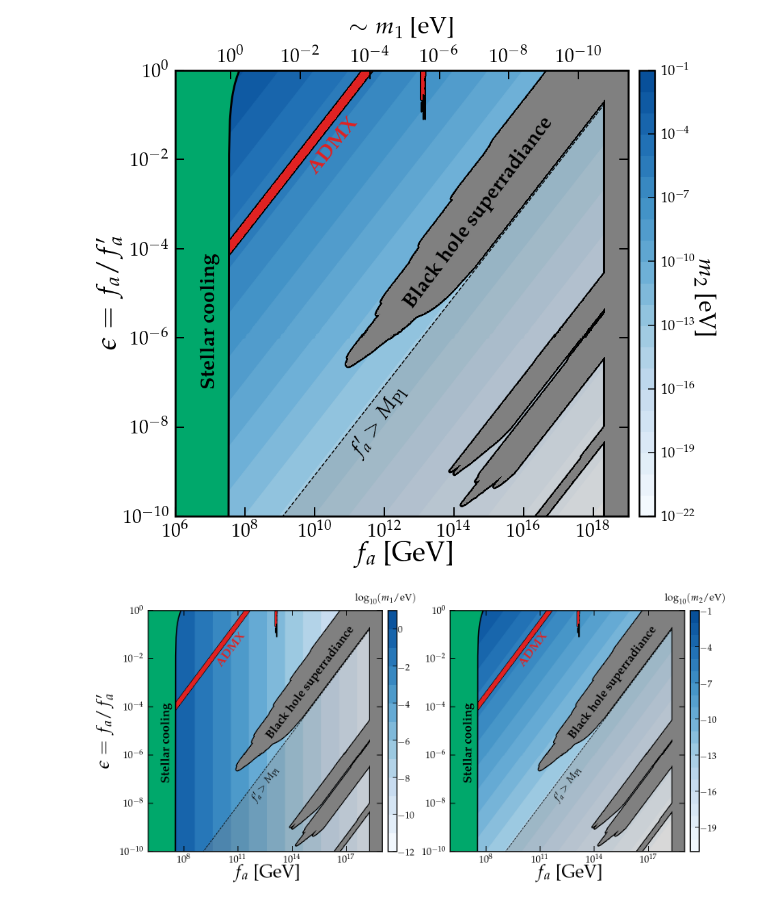
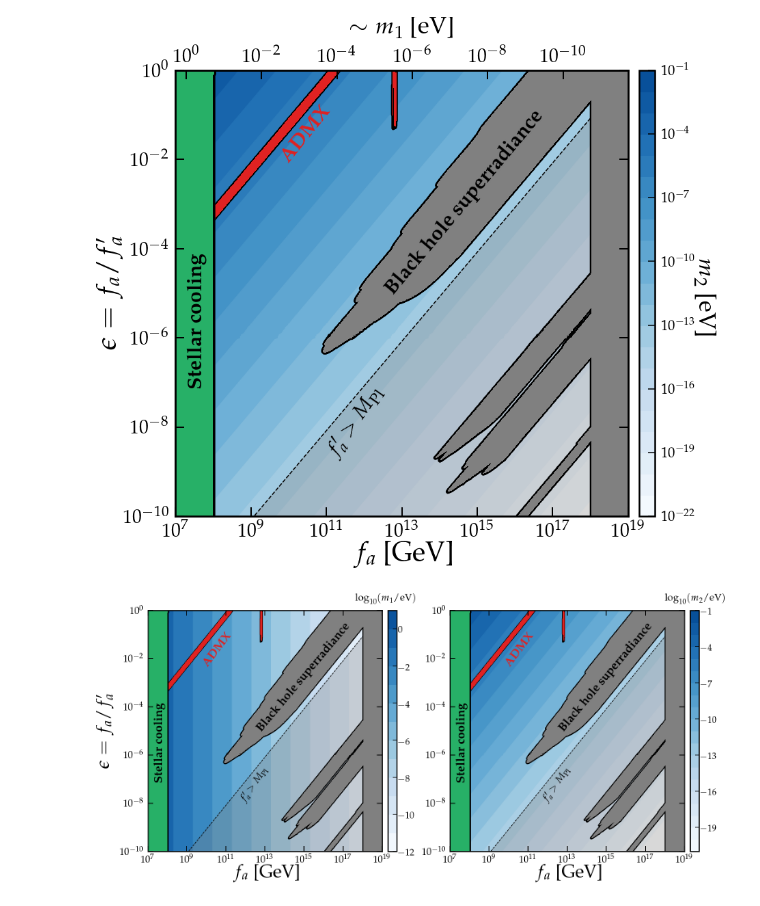
Before and after one commit to cajohare/CompAxion, a Jupyter notebook: AxionMasses.ipynb, the cells around one changed output. Saved outputs shown, nothing was run; the diff lists cells and outputs as text; code cells hidden in the pictures.

```diff
--- a/AxionMasses.ipynb
+++ b/AxionMasses.ipynb
@@ -6,7 +6,7 @@ from AxionFuncs import *
 from matplotlib import colors as c
 
 n = 500
-fvals = logspace(6,19,n)
+fvals = logspace(7,19,n)
 epsvals = logspace(-10,0,n)
 f,eps = meshgrid(fvals,epsvals)
 dm_sq,m1,m2,tan_2alpha = Parameters(f,eps)
@@ -33,43 +33,43 @@ im1 = ax1.contourf(fvals,epsvals,m2,levels=10.0**arange(-22,0),cmap=thiscmap,zor
 
 # ADMX
 PlotContour(ax1,f_halo,e_halo,ADMX,zorder=-1,alpha=1.0,lw=4,facecolor=ADMX_col,edgecolor='k',linestyle='-')
-ax1.text(5e9,0.5e-2,r'{\bf ADMX}',color=ADMX_col,fontsize=30,rotation=51)
+ax1.text(5e9,0.9e-2,r'{\bf ADMX}',color=ADMX_col,fontsize=30,rotation=51)
 
 # Superradiance
 PlotContour(ax1,f_sr,e_sr,SR,zorder=0.1,alpha=1.0,lw=5,facecolor='gray',edgecolor='k',linestyle='-')
-ax1.text(3e12,5e-6,r'{\bf Black hole superradiance}',fontsize=30,color='k',rotation=53)
+ax1.text(3e12,1e-5,r'{\bf Black hole superradiance}',fontsize=30,color='k',rotation=50)
 
 # Stellar cooling
-StellarCooling(ax1,fvals)
+StellarCooling(ax1,fvals,epsvals,text_pos=[2e7,1e-7])
 
 # fp>Mpl
 ax1.fill_between(fvals,fvals/1.2e19,y2=1e-99,alpha=0.3,color='gray',zorder=0)
 ax1.plot(fvals,fvals/1.2e19,'k--',zorder=0)
 ax1.text(1e11,0.2e-8,r'$f^\prime_a > M_{\rm Pl}$',rotation=55,fontsize=30)
 
 
 # Colorbar
 cb = fig.colorbar(im1,ax=ax1,pad=0.02,aspect=28)
 cb.solids.set_edgecolor("face")
 cb.ax.tick_params(which='major',length=10,width=1.5,direction='in',labelsize=21,pad=10)
 for c in im1.collections: c.set_edgecolor("face")
 plt.gcf().text(0.871,0.44,r'$m_2$ [eV]',color='w',rotation=-90,fontsize=35,ha='center')
 plt.gcf().text(0.87,0.44,r'$m_2$ [eV]',rotation=-90,fontsize=35,ha='center')
 
 ax1.set_xticks(10.0**arange(log10(fvals[0]),log10(fvals[-1])+1,2))
 
 # Upper axis
 ax2 = ax1.twiny()
 ax2.set_xscale('log')
 plt.gcf().text(0.5,0.93,'--',color='w')
 ax2.set_xlabel('$\sim m_1$ [eV]',fontsize=35,labelpad=15)
 ax2.set_xlim([m1[0,0],m1[0,-1]])
 ax2.tick_params(direction='in',width=2,length=13)
 
 ax1.set_ylabel(r'$\epsilon = f_a/f^\prime_a$',labelpad=-10)
 MySaveFig(fig,'AxionMasses')
 # %% [output]
-[figure, old version]
+[figure, new version]
 # %%
 fig,ax1,ax2 = Plot_PQscales_TwoPanel(fvals,epsvals,wspace=0.07)
 
@@ -85,13 +85,13 @@ ax2.text(5e9,0.5e-2,r'{\bf ADMX}',color=ADMX_col,fontsize=30,rotation=53)
 
 # Superradiance
 PlotContour(ax1,f_sr,e_sr,SR,zorder=0.1,alpha=1.0,lw=5,facecolor='gray',edgecolor='k',linestyle='-')
-ax1.text(3e12,5e-6,r'{\bf Black hole superradiance}',fontsize=30,color='k',rotation=53)
+ax1.text(3e12,1e-5,r'{\bf Black hole superradiance}',fontsize=30,color='k',rotation=50)
 PlotContour(ax2,f_sr,e_sr,SR,zorder=0.1,alpha=1.0,lw=5,facecolor='gray',edgecolor='k',linestyle='-')
-ax2.text(3e12,5e-6,r'{\bf Black hole superradiance}',fontsize=30,color='k',rotation=53)
+ax2.text(3e12,1e-5,r'{\bf Black hole superradiance}',fontsize=30,color='k',rotation=50)
 
 # Stellar cooling
-StellarCooling(ax1,fvals)
-StellarCooling(ax2,fvals)
+StellarCooling(ax1,fvals,epsvals,text_pos=[2e7,1e-7])
+StellarCooling(ax2,fvals,epsvals,text_pos=[2e7,1e-7])
 
 # fp>Mpl
 ax1.fill_between(fvals,fvals/1.2e19,y2=1e-99,alpha=0.3,color='gray',zorder=0)
@@ -116,4 +116,4 @@ plt.gcf().text(0.81,0.90,r'$\log_{10}(m_2/{\rm eV})$')
 
 MySaveFig(fig,'AxionMasses_TwoPanel')
 # %% [output]
-[figure, old version]
+[figure, new version]
```
Also changed, not shown: 15 other files.
